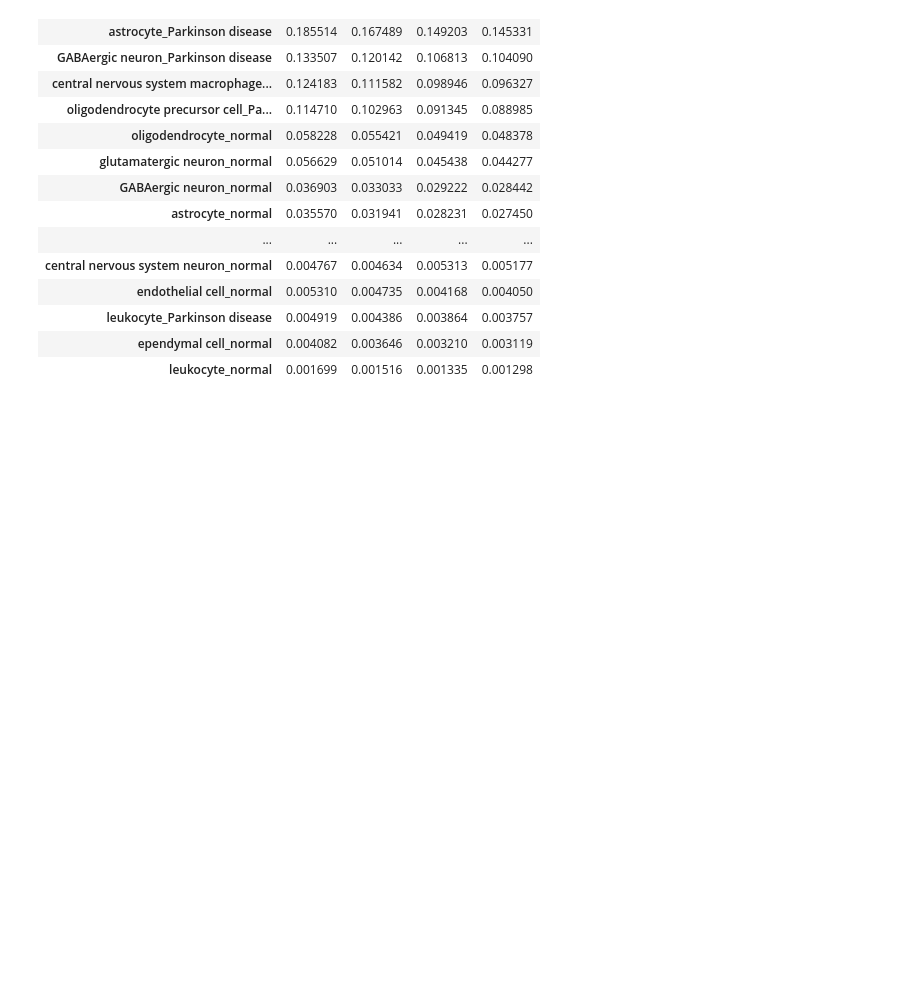
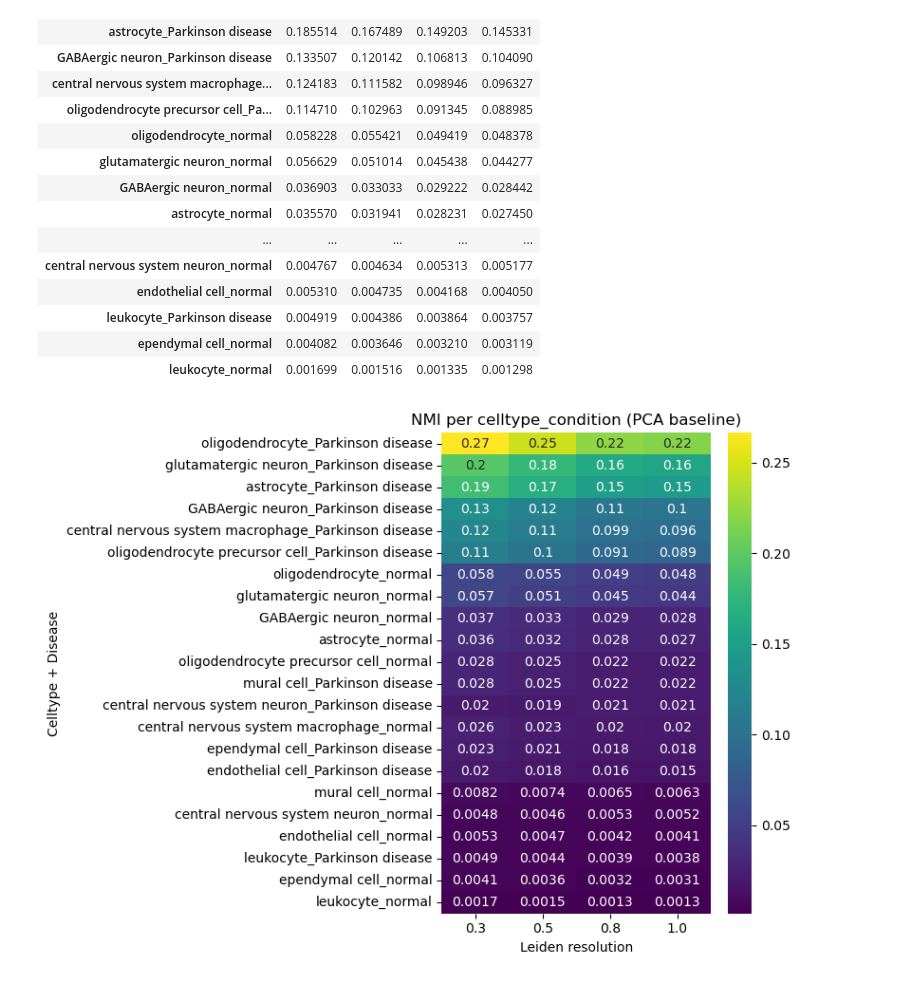
Before and after one commit to zainabnazari/parkinson_scRNA, a Jupyter notebook: 05_celltype_disease_scvi.ipynb, the cells around one changed output. Drawn from its saved outputs; the diff is of its cells as text; code cells hidden in the pictures; blank space fills up the shorter version.

Commit message:
baseline celltypes analysis added

```diff
--- a/05_celltype_disease_scvi.ipynb
+++ b/05_celltype_disease_scvi.ipynb
@@ -115,3 +115,17 @@ sorted_pivot
 | leukocyte_Parkinson disease | 0.004919 | 0.004386 | 0.003864 | 0.003757 |
 | ependymal cell_normal | 0.004082 | 0.003646 | 0.003210 | 0.003119 |
 | leukocyte_normal | 0.001699 | 0.001516 | 0.001335 | 0.001298 |
+# %%
+import seaborn as sns
+import matplotlib.pyplot as plt
+import pandas as pd
+sorted_pivot = pd.read_csv("/home/znazari/scRNAseq_parkinson/result/nmi_table_pivot.csv", index_col=0)
+plt.figure(figsize=(8,6))
+sns.heatmap(sorted_pivot, annot=True, cmap="viridis")
+plt.title("NMI per celltype_condition (PCA baseline)")
+plt.xlabel("Leiden resolution")
+plt.ylabel("Celltype + Disease")
+plt.tight_layout()
+plt.show()
+# %% [output]
+[figure, added]
```
Also changed, not shown: 1 other file.
